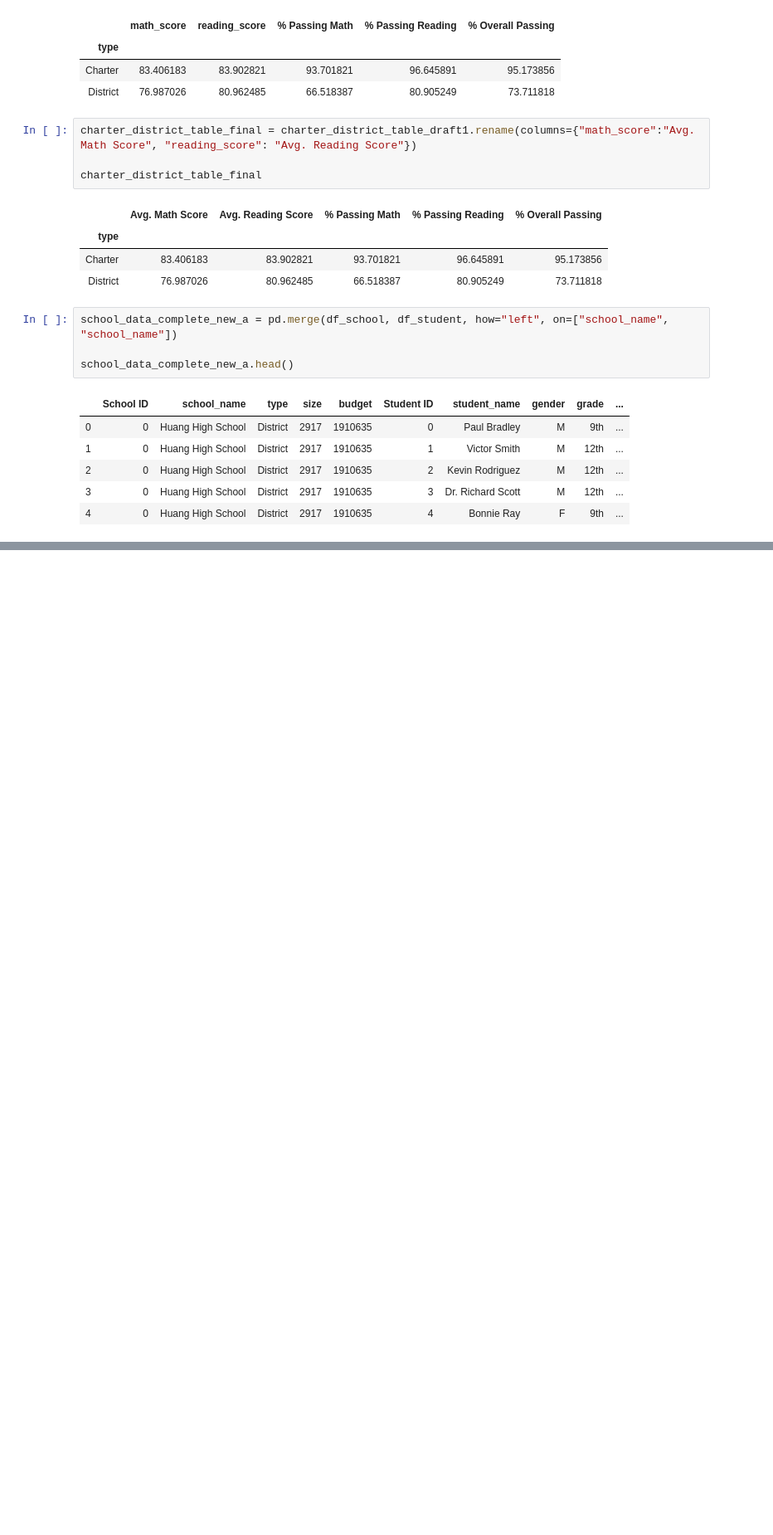
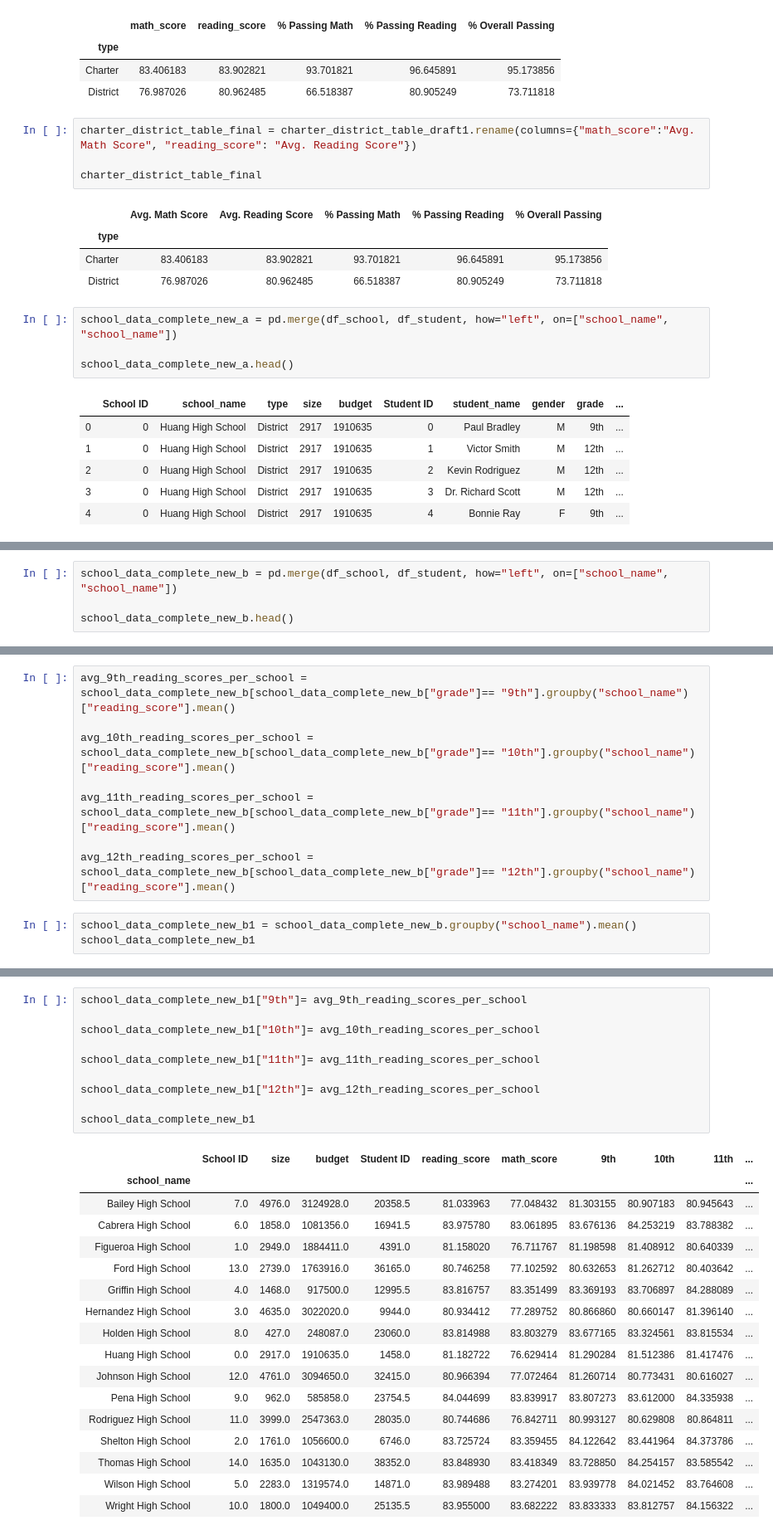
Before and after one commit to kariukbn23/pandas-challenge, a Jupyter notebook: Academy_of_Py/AoP.ipynb, the cells around one changed output, grey strips where cells are left out. Shown: that part at 83% size. Drawn from its saved outputs; the diff is of its cells as text; blank space fills up the shorter version.

```diff
--- a/Academy_of_Py/AoP.ipynb
+++ b/Academy_of_Py/AoP.ipynb
@@ -468,0 +688,4 @@ school_data_complete_new_a.head()
+# %%
+school_data_complete_new_b = pd.merge(df_school, df_student, how="left", on=["school_name", "school_name"])
+
+school_data_complete_new_b.head()
@@ -468,0 +699,11 @@ school_data_complete_new_a.head()
+# %%
+avg_9th_reading_scores_per_school = school_data_complete_new_b[school_data_complete_new_b["grade"]== "9th"].groupby("school_name")["reading_score"].mean()
+
+avg_10th_reading_scores_per_school = school_data_complete_new_b[school_data_complete_new_b["grade"]== "10th"].groupby("school_name")["reading_score"].mean()
+
+avg_11th_reading_scores_per_school = school_data_complete_new_b[school_data_complete_new_b["grade"]== "11th"].groupby("school_name")["reading_score"].mean()
+
+avg_12th_reading_scores_per_school = school_data_complete_new_b[school_data_complete_new_b["grade"]== "12th"].groupby("school_name")["reading_score"].mean()
+# %%
+school_data_complete_new_b1 = school_data_complete_new_b.groupby("school_name").mean()
+school_data_complete_new_b1
@@ -468,0 +728,28 @@ school_data_complete_new_a.head()
+# %%
+school_data_complete_new_b1["9th"]= avg_9th_reading_scores_per_school
+
+school_data_complete_new_b1["10th"]= avg_10th_reading_scores_per_school
+
+school_data_complete_new_b1["11th"]= avg_11th_reading_scores_per_school
+
+school_data_complete_new_b1["12th"]= avg_12th_reading_scores_per_school
+
+school_data_complete_new_b1
+# %% [output]
+|  | School ID | size | budget | Student ID | reading_score | math_score | 9th | 10th | 11th | ... |
+| school_name |  |  |  |  |  |  |  |  |  | ... |
+| Bailey High School | 7.0 | 4976.0 | 3124928.0 | 20358.5 | 81.033963 | 77.048432 | 81.303155 | 80.907183 | 80.945643 | ... |
+| Cabrera High School | 6.0 | 1858.0 | 1081356.0 | 16941.5 | 83.975780 | 83.061895 | 83.676136 | 84.253219 | 83.788382 | ... |
+| Figueroa High School | 1.0 | 2949.0 | 1884411.0 | 4391.0 | 81.158020 | 76.711767 | 81.198598 | 81.408912 | 80.640339 | ... |
+| Ford High School | 13.0 | 2739.0 | 1763916.0 | 36165.0 | 80.746258 | 77.102592 | 80.632653 | 81.262712 | 80.403642 | ... |
+| Griffin High School | 4.0 | 1468.0 | 917500.0 | 12995.5 | 83.816757 | 83.351499 | 83.369193 | 83.706897 | 84.288089 | ... |
+| Hernandez High School | 3.0 | 4635.0 | 3022020.0 | 9944.0 | 80.934412 | 77.289752 | 80.866860 | 80.660147 | 81.396140 | ... |
+| Holden High School | 8.0 | 427.0 | 248087.0 | 23060.0 | 83.814988 | 83.803279 | 83.677165 | 83.324561 | 83.815534 | ... |
+| Huang High School | 0.0 | 2917.0 | 1910635.0 | 1458.0 | 81.182722 | 76.629414 | 81.290284 | 81.512386 | 81.417476 | ... |
+| Johnson High School | 12.0 | 4761.0 | 3094650.0 | 32415.0 | 80.966394 | 77.072464 | 81.260714 | 80.773431 | 80.616027 | ... |
+| Pena High School | 9.0 | 962.0 | 585858.0 | 23754.5 | 84.044699 | 83.839917 | 83.807273 | 83.612000 | 84.335938 | ... |
+| Rodriguez High School | 11.0 | 3999.0 | 2547363.0 | 28035.0 | 80.744686 | 76.842711 | 80.993127 | 80.629808 | 80.864811 | ... |
+| Shelton High School | 2.0 | 1761.0 | 1056600.0 | 6746.0 | 83.725724 | 83.359455 | 84.122642 | 83.441964 | 84.373786 | ... |
+| Thomas High School | 14.0 | 1635.0 | 1043130.0 | 38352.0 | 83.848930 | 83.418349 | 83.728850 | 84.254157 | 83.585542 | ... |
+| Wilson High School | 5.0 | 2283.0 | 1319574.0 | 14871.0 | 83.989488 | 83.274201 | 83.939778 | 84.021452 | 83.764608 | ... |
+| Wright High School | 10.0 | 1800.0 | 1049400.0 | 25135.5 | 83.955000 | 83.682222 | 83.833333 | 83.812757 | 84.156322 | ... |
```
Also changed, not shown: parts of 37 cells of this notebook.
